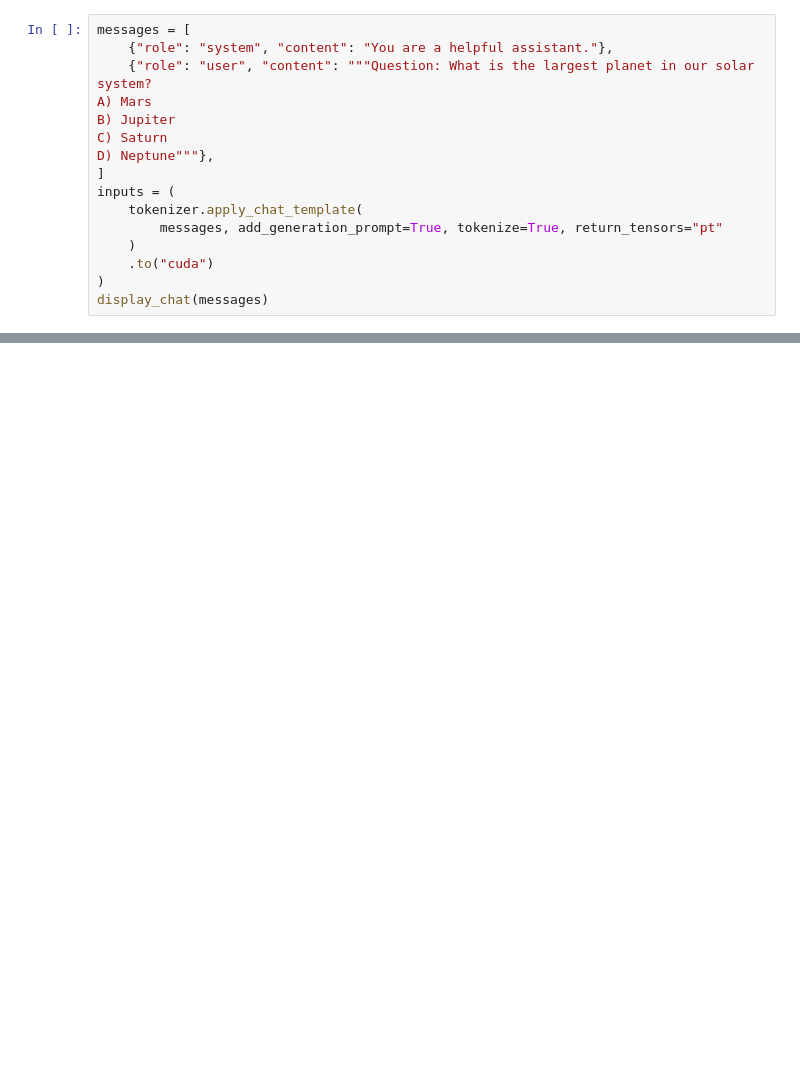
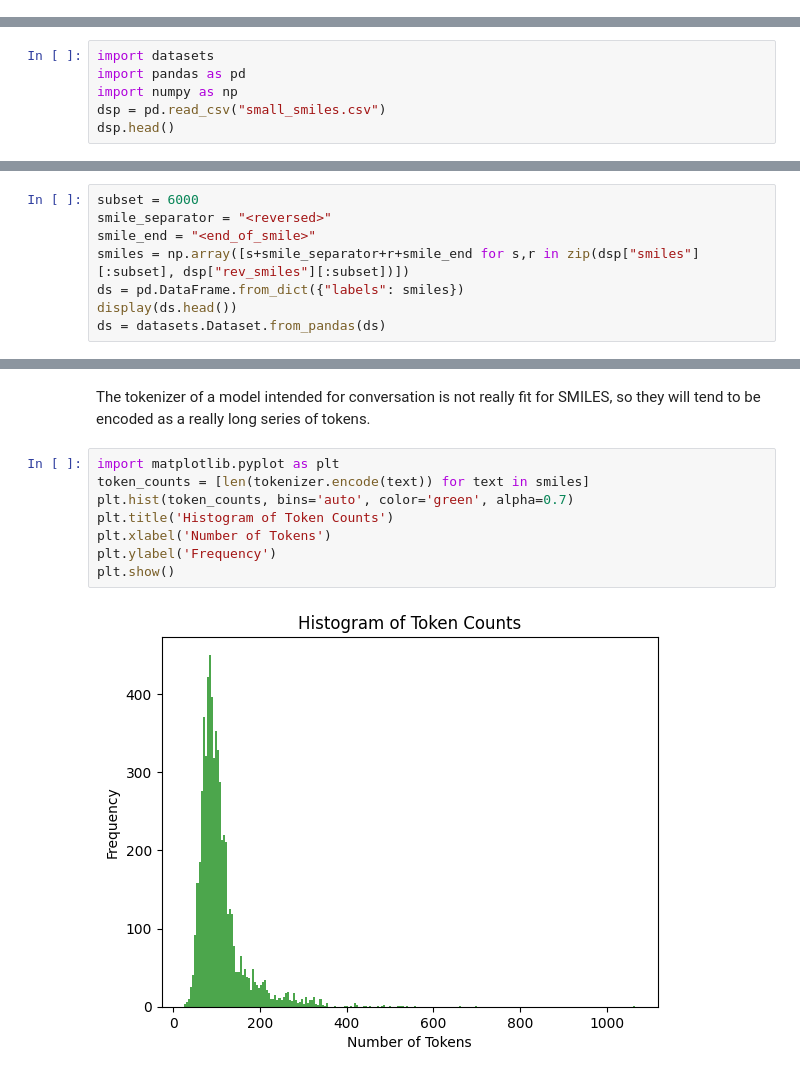
Before and after one commit to RaulPPelaez/llm_handson, a Jupyter notebook: lora.ipynb, the cells around one changed output, grey strips where cells are left out. Drawn from its saved outputs; the diff is of its cells as text; blank space fills up the shorter version.

```diff
--- a/lora.ipynb
+++ b/lora.ipynb
@@ -59,16 +57,0 @@ I want the LLM to provide a single letter with the correct answer.
-# %%
-messages = [
-    {"role": "system", "content": "You are a helpful assistant."},
-    {"role": "user", "content": """Question: What is the largest planet in our solar system?
-A) Mars
-B) Jupiter
-C) Saturn
-D) Neptune"""},
-]
-inputs = (
-    tokenizer.apply_chat_template(
-        messages, add_generation_prompt=True, tokenize=True, return_tensors="pt"
-    )
-    .to("cuda")
-)
-display_chat(messages)
@@ -103,0 +66,6 @@ D) Neptune
+# %%
+import datasets
+import pandas as pd
+import numpy as np
+dsp = pd.read_csv("small_smiles.csv")
+dsp.head()
@@ -103,0 +85,8 @@ D) Neptune
+# %%
+subset = 6000
+smile_separator = "<reversed>"
+smile_end = "<end_of_smile>"
+smiles = np.array([s+smile_separator+r+smile_end for s,r in zip(dsp["smiles"][:subset], dsp["rev_smiles"][:subset])])
+ds = pd.DataFrame.from_dict({"labels": smiles})
+display(ds.head())
+ds = datasets.Dataset.from_pandas(ds)
@@ -103,0 +100,12 @@ D) Neptune
+# %% [markdown]
+The tokenizer of a model intended for conversation is not really fit for SMILES, so they will tend to be encoded as a really long series of tokens.
+# %%
+import matplotlib.pyplot as plt
+token_counts = [len(tokenizer.encode(text)) for text in smiles]
+plt.hist(token_counts, bins='auto', color='green', alpha=0.7)
+plt.title('Histogram of Token Counts')
+plt.xlabel('Number of Tokens')
+plt.ylabel('Frequency')
+plt.show()
+# %% [output]
+[figure, added]
```
Also changed, not shown: parts of 35 cells of this notebook, 2 other files.
